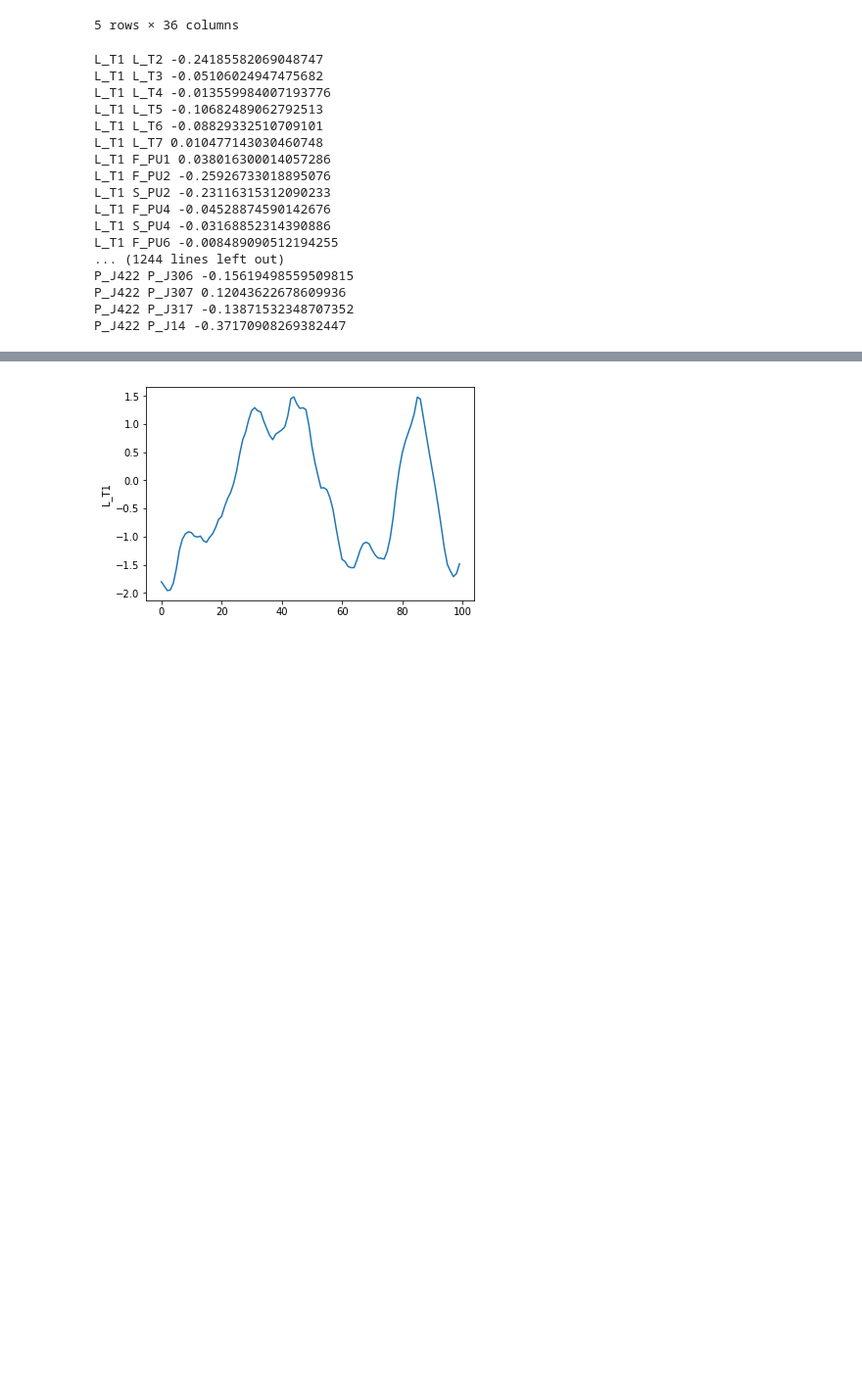
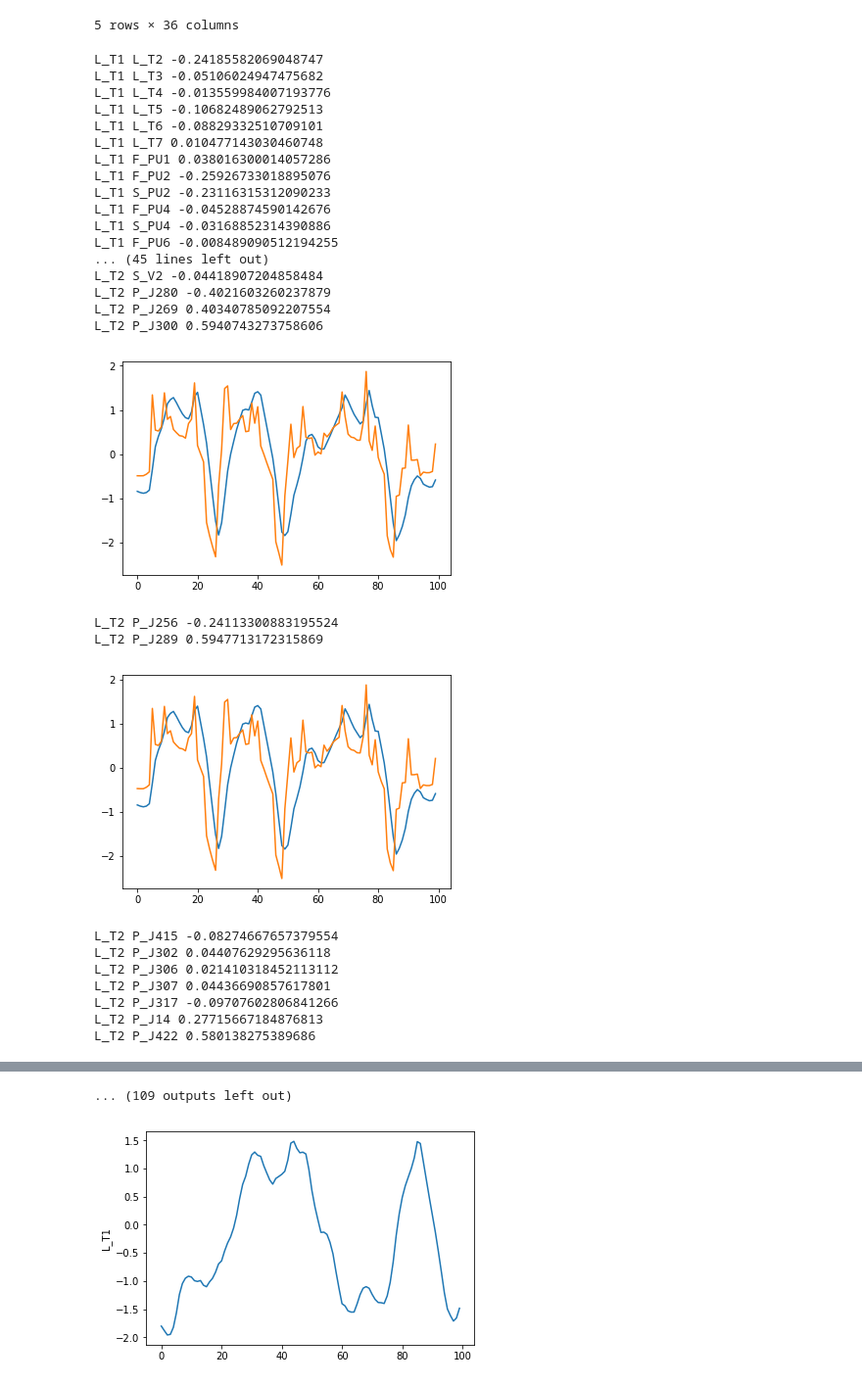
Before and after one commit to werew/Cyber_Data_Analytics_Labs, a Jupyter notebook: anomaly_detection/familiarization_task.ipynb, the cells around one changed output, grey strips where cells are left out. Shown at 98% size. Cells and saved outputs as stored; diff of their text form; code cells hidden in the pictures; blank space fills up the shorter version.

Commit message:
Visualizing correlation

```diff
--- a/anomaly_detection/familiarization_task.ipynb
+++ b/anomaly_detection/familiarization_task.ipynb
@@ -44,24 +44,40 @@ df.head()
 # %%
 # Are the signals correlated?
 for column_i in df:
     for column_j in df:
         if column_i == column_j: continue
-        print column_i, column_j, stats.pearsonr(df[column_i],df[column_j])[0]
+        correlation = stats.pearsonr(df[column_i],df[column_j])[0]
+        print column_i, column_j, correlation
+        if correlation >= 0.5:
+            plt.plot(df[column_i][:100])
+            plt.plot(df[column_j][:100])
+            plt.show()
 # %% [output]
 L_T1 L_T2 -0.24185582069048747
 L_T1 L_T3 -0.05106024947475682
 L_T1 L_T4 -0.013559984007193776
 L_T1 L_T5 -0.10682489062792513
 L_T1 L_T6 -0.08829332510709101
 L_T1 L_T7 0.010477143030460748
 L_T1 F_PU1 0.038016300014057286
 L_T1 F_PU2 -0.25926733018895076
 L_T1 S_PU2 -0.23116315312090233
 L_T1 F_PU4 -0.04528874590142676
 L_T1 S_PU4 -0.03168852314390886
 L_T1 F_PU6 -0.008489090512194255
-... (1244 lines left out)
-P_J422 P_J306 -0.15619498559509815
-P_J422 P_J307 0.12043622678609936
-P_J422 P_J317 -0.13871532348707352
-P_J422 P_J14 -0.37170908269382447
+... (45 lines left out)
+L_T2 S_V2 -0.04418907204858484
+L_T2 P_J280 -0.4021603260237879
+L_T2 P_J269 0.40340785092207554
+L_T2 P_J300 0.5940743273758606
+[figure, added]
+L_T2 P_J256 -0.24113300883195524
+L_T2 P_J289 0.5947713172315869
+[figure, added]
+L_T2 P_J415 -0.08274667657379554
+L_T2 P_J302 0.04407629295636118
+L_T2 P_J306 0.021410318452113112
+L_T2 P_J307 0.04436690857617801
+L_T2 P_J317 -0.09707602806841266
+L_T2 P_J14 0.27715667184876813
+L_T2 P_J422 0.580138275389686
@@ -68,3 +141,4 @@ P_J422 P_J14 -0.37170908269382447
+... (109 outputs left out)
 # %%
 for column in df:
     plt.plot(df[column][:100],'-')
```
Also changed, not shown: parts of 1 cell of this notebook.
